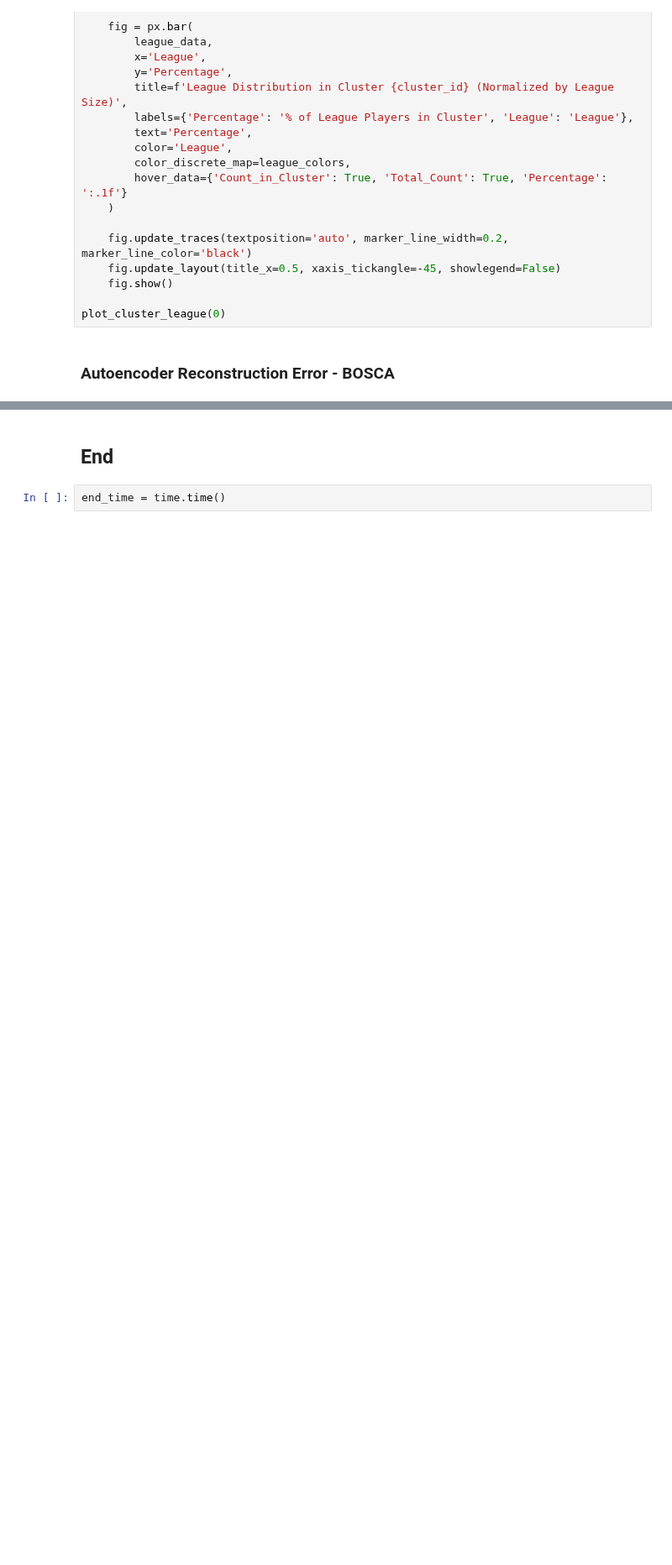
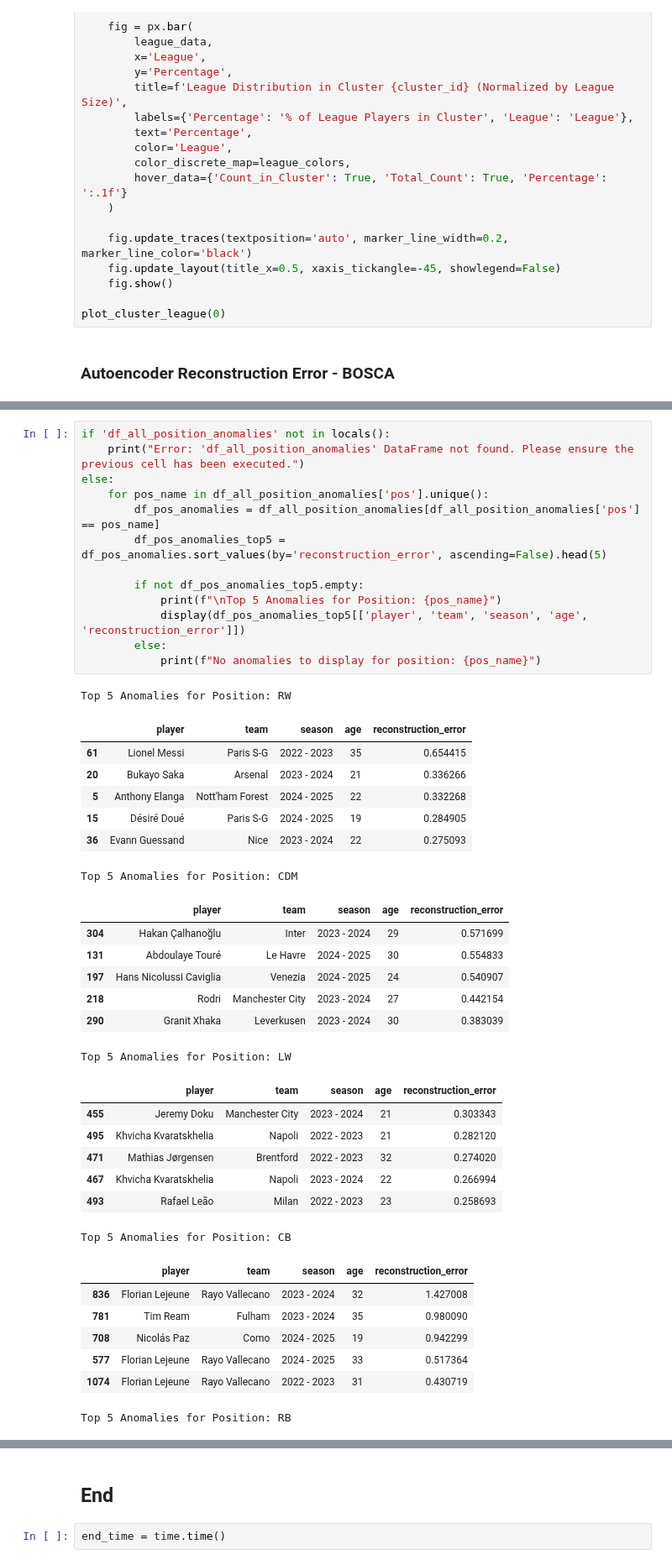
Before and after one commit to andreamurari/DataDriven_Soccer_Scouting, a Jupyter notebook: DataDriven_Soccer_Scouting.ipynb, the cells around one changed output, grey strips where cells are left out. Shown at 84% size. Drawn from its saved outputs; the diff is of its cells as text; blank space fills up the shorter version.

```diff
--- a/DataDriven_Soccer_Scouting.ipynb
+++ b/DataDriven_Soccer_Scouting.ipynb
@@ -1357,0 +1645,43 @@ plot_cluster_league(0)
+# %%
+if 'df_all_position_anomalies' not in locals():
+    print("Error: 'df_all_position_anomalies' DataFrame not found. Please ensure the previous cell has been executed.")
+else:
+    for pos_name in df_all_position_anomalies['pos'].unique():
+        df_pos_anomalies = df_all_position_anomalies[df_all_position_anomalies['pos'] == pos_name]
+        df_pos_anomalies_top5 = df_pos_anomalies.sort_values(by='reconstruction_error', ascending=False).head(5)
+
+        if not df_pos_anomalies_top5.empty:
+            print(f"\nTop 5 Anomalies for Position: {pos_name}")
+            display(df_pos_anomalies_top5[['player', 'team', 'season', 'age', 'reconstruction_error']])
+        else:
+            print(f"No anomalies to display for position: {pos_name}")
+# %% [output]
+Top 5 Anomalies for Position: RW
+|  | player | team | season | age | reconstruction_error |
+| 61 | Lionel Messi | Paris S-G | 2022 - 2023 | 35 | 0.654415 |
+| 20 | Bukayo Saka | Arsenal | 2023 - 2024 | 21 | 0.336266 |
+| 5 | Anthony Elanga | Nott'ham Forest | 2024 - 2025 | 22 | 0.332268 |
+| 15 | Désiré Doué | Paris S-G | 2024 - 2025 | 19 | 0.284905 |
+| 36 | Evann Guessand | Nice | 2023 - 2024 | 22 | 0.275093 |
+Top 5 Anomalies for Position: CDM
+|  | player | team | season | age | reconstruction_error |
+| 304 | Hakan Çalhanoğlu | Inter | 2023 - 2024 | 29 | 0.571699 |
+| 131 | Abdoulaye Touré | Le Havre | 2024 - 2025 | 30 | 0.554833 |
+| 197 | Hans Nicolussi Caviglia | Venezia | 2024 - 2025 | 24 | 0.540907 |
+| 218 | Rodri | Manchester City | 2023 - 2024 | 27 | 0.442154 |
+| 290 | Granit Xhaka | Leverkusen | 2023 - 2024 | 30 | 0.383039 |
+Top 5 Anomalies for Position: LW
+|  | player | team | season | age | reconstruction_error |
+| 455 | Jeremy Doku | Manchester City | 2023 - 2024 | 21 | 0.303343 |
+| 495 | Khvicha Kvaratskhelia | Napoli | 2022 - 2023 | 21 | 0.282120 |
+| 471 | Mathias Jørgensen | Brentford | 2022 - 2023 | 32 | 0.274020 |
+| 467 | Khvicha Kvaratskhelia | Napoli | 2023 - 2024 | 22 | 0.266994 |
+| 493 | Rafael Leão | Milan | 2022 - 2023 | 23 | 0.258693 |
+Top 5 Anomalies for Position: CB
+|  | player | team | season | age | reconstruction_error |
+| 836 | Florian Lejeune | Rayo Vallecano | 2023 - 2024 | 32 | 1.427008 |
+| 781 | Tim Ream | Fulham | 2023 - 2024 | 35 | 0.980090 |
+| 708 | Nicolás Paz | Como | 2024 - 2025 | 19 | 0.942299 |
+| 577 | Florian Lejeune | Rayo Vallecano | 2024 - 2025 | 33 | 0.517364 |
+| 1074 | Florian Lejeune | Rayo Vallecano | 2022 - 2023 | 31 | 0.430719 |
+Top 5 Anomalies for Position: RB
```
Also changed, not shown: parts of 9 cells of this notebook, 1 other file.
